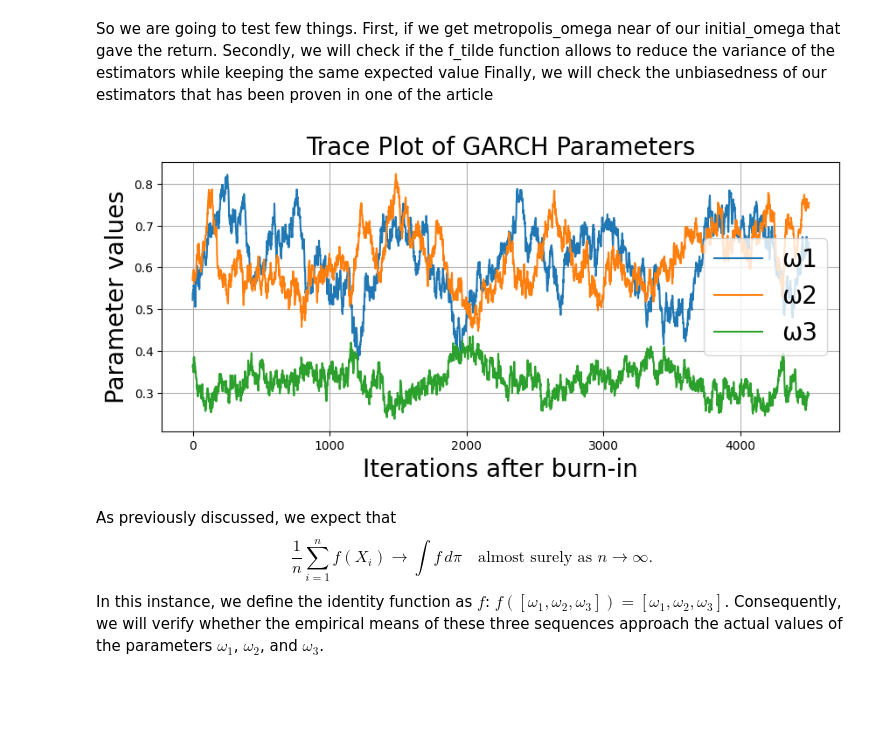
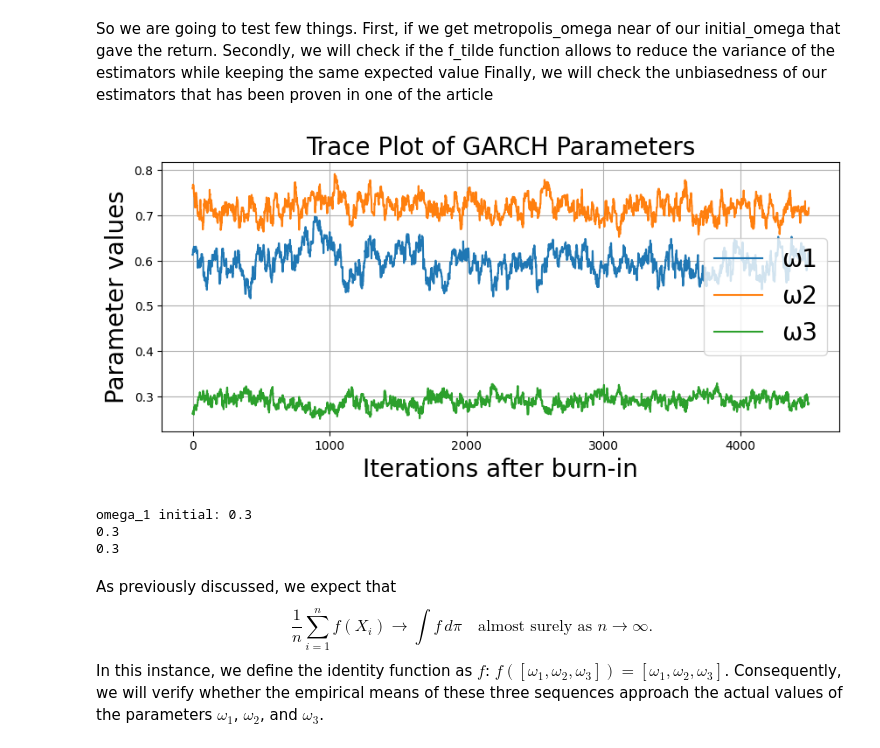
Before and after one commit to AntoineGilsonGH/Monte-Carlo-GARCH, a Jupyter notebook: combinetout.ipynb, the cells around one changed output. Saved outputs shown, nothing was run; the diff lists cells and outputs as text; code cells hidden in the pictures; blank space fills up the shorter version.

```diff
--- a/combinetout.ipynb
+++ b/combinetout.ipynb
@@ -53,22 +27,6 @@ $$
 $$
 \log \pi(\omega_1, \omega_2, \omega_3 \mid r) = -\frac{1}{2} \left(\frac{\omega_1^2}{\sigma^2(\omega_1)} + \frac{\omega_2^2}{\sigma^2(\omega_2)} + \frac{\omega_3^2}{\sigma^2(\omega_3)}\right) -\frac{1}{2} \sum_{t=1}^T \left( \log h_t + \frac{r_t^2}{h_t}\right)
 $$
-# %%
-def log_likelihood(r, omega_1, omega_2, omega_3):
-    T = len(r)
-    h = np.zeros(T)
-    h[0] = omega_1 / (1 - omega_2 - omega_3) if (omega_2 + omega_3) < 1 else 100000  # large number for stability
-
-    log_lik = 0
-    for t in range(1, T):
-        h[t] = omega_1 + omega_2 * r[t-1]**2 + omega_3 * h[t-1]
-        log_lik -= 0.5 * (np.log(h[t]) + r[t]**2 / h[t])
-
-    return log_lik
-
-def log_posterior(r, omega_1, omega_2, omega_3, sigma_1, sigma_2, sigma_3):
-    log_prior = -0.5 * (omega_1**2 / sigma_1**2 + omega_2**2 / sigma_2**2 + omega_3**2 / sigma_3**2)
-    return log_likelihood(r, omega_1, omega_2, omega_3) + log_prior
 # %% [markdown]
 ### Implement the RWMH Sampler
 # %% [markdown]
@@ -90,15 +48,6 @@ def simulate_garch(T, omega_1, omega_2, omega_3):
         r[t] = np.random.normal(0, np.sqrt(h[t]))
 
     return r, h
-# %%
-# Parameters (example values)
-omega_1 = 0.1
-omega_2 = 0.1
-omega_3 = 0.8
-
-# Simulate data
-T = 1000  # Number of time points
-r, h = simulate_garch(T, omega_1, omega_2, omega_3)
 # %%
 def log_likelihood(r, omega_1, omega_2, omega_3):
     T = len(r)
@@ -127,7 +76,7 @@ def proposal(omega_old, sigma_proposal ): # function used in the MH algorithm th
 
 def metropolis_hasting_algorithm(iterations, returns, sigma_proposal, initial_omega, sigma_omega):
     # Let's initialize our variable
-    acceptation = np.array([False]*iterations) # we will trough the iterations accept or not the change of value of omega
+    acceptation = np.array([False]*iterations) # we will through the iterations accept or not the change of value of omega
     omega = initial_omega
     omega_sampling = [omega]
     # Let's apply the algorithm trough all the iterations
@@ -143,7 +92,7 @@ def metropolis_hasting_algorithm(iterations, returns, sigma_proposal, initial_om
             omega = omega_new
         if alpha < 0:
             if alpha > np.log(u): # we compare to log u and not u
-                acceptation[t]= True
+                acceptation[t]= False
                 omega = omega_new # we take the new omega
         omega_sampling.append(omega)
     acceptance_rate = np.sum(acceptation)/len(acceptation)*100
@@ -162,35 +111,43 @@ true_omega = [0.6, 0.7, 0.3]  # These are the true parameters we want to estimat
 sigma_omega = [9, 9, 9]  # Standard deviations for the priors
 
 # Simulate data
-returns, _ = simulate_garch(900, *true_omega)
+returns, _ = simulate_garch(10000, *true_omega)
 
 # Metropolis-Hastings settings
 iterations = 5000
 burn_in = 500
 sigma_proposal = 0.01
 
 # Execute the Metropolis-Hastings algorithm
 acceptance_rate, omega_samples = metropolis_hasting_algorithm(iterations, returns, sigma_proposal, initial_omega, sigma_omega)
 
 # We extract the parameter samples
 omega_samples = np.array(omega_samples)  # Convert list of samples into an array for easier slicing
 w1_samples = omega_samples[:, 0]
 w2_samples = omega_samples[:, 1]
 w3_samples = omega_samples[:, 2]
 
 # We plot the parameter trajectories
 plt.figure(figsize=(10, 4))
 plt.plot(w1_samples[burn_in:], label='ω1')
 plt.plot(w2_samples[burn_in:], label='ω2')
 plt.plot(w3_samples[burn_in:], label='ω3')
 plt.legend(fontsize=20)
 plt.xlabel('Iterations after burn-in', fontsize=20)
 plt.ylabel('Parameter values', fontsize=20)
 plt.title('Trace Plot of GARCH Parameters', fontsize=20)
 plt.grid(True)
 plt.show()
 # %% [output]
-[figure, old version]
+[figure, new version]
+# %%
+print(f"omega_1 initial: {w1_samples[1]}")
+print(w2_samples[1])
+print(w3_samples[3])
+# %% [output]
+omega_1 initial: 0.3
+0.3
+0.3
 # %% [markdown]
 As previously discussed, we expect that
 $$\frac{1}{n}\sum_{i=1}^n f(X_i) \to \int f \, d\pi \quad \text{almost surely as } n \to \infty.$$
```
Also changed, not shown: parts of 19 cells of this notebook.
